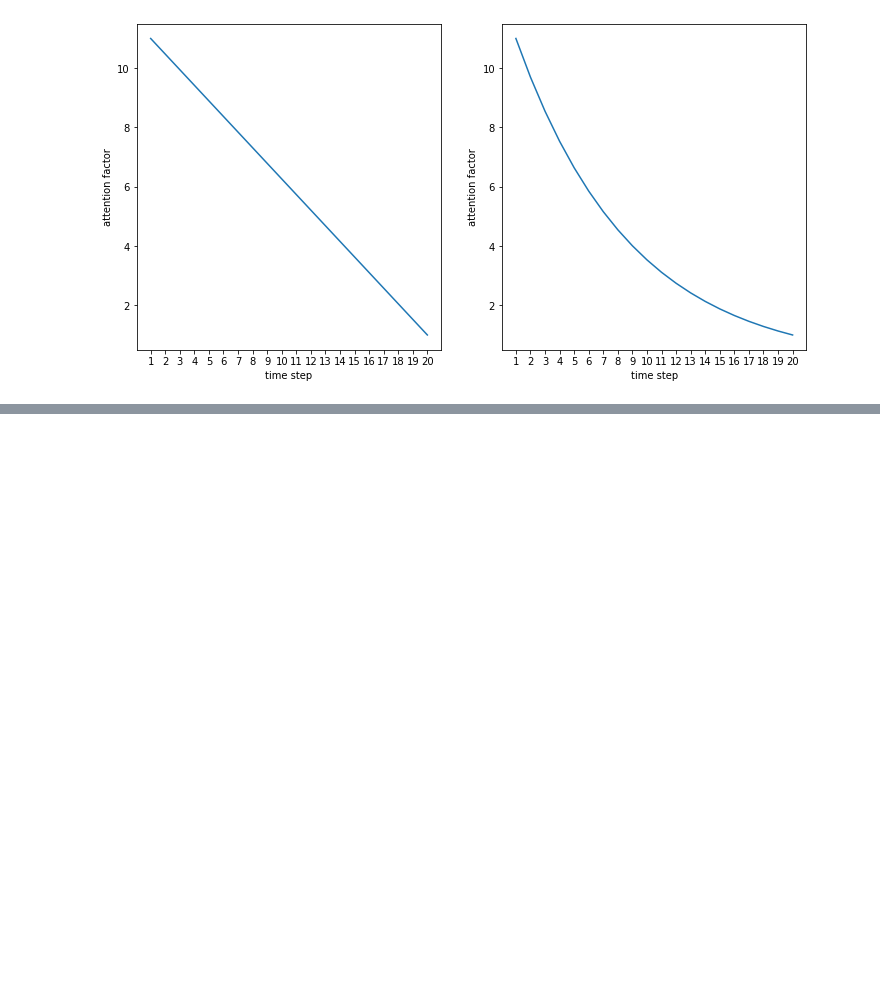
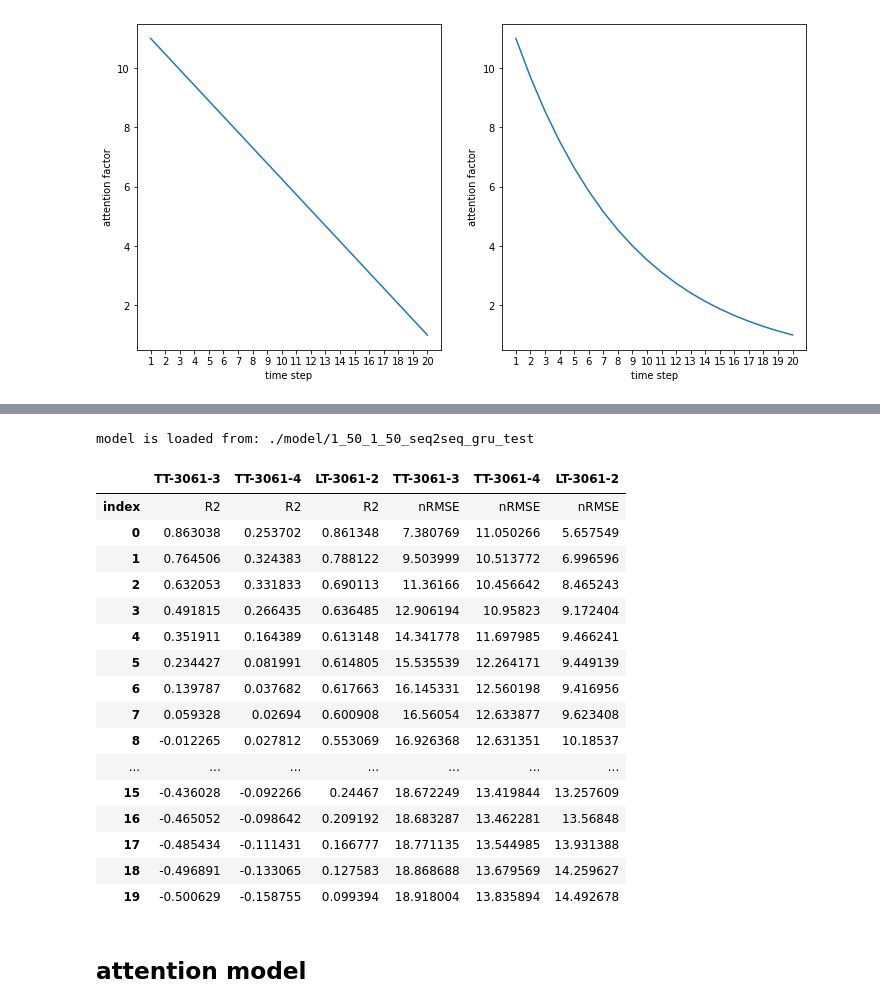
Before and after one commit to pseokyoung/22_Dual_Attention, a Jupyter notebook: 2_rnn_model.ipynb, the cells around one changed output, grey strips where cells are left out. Saved outputs shown, nothing was run; the diff lists cells and outputs as text; code cells hidden in the pictures; blank space fills up the shorter version.

```diff
--- a/2_rnn_model.ipynb
+++ b/2_rnn_model.ipynb
@@ -111,0 +117,29 @@ delta 10
+# %%
+# supervised attention factor 생성
+delta = 1
+att_type = 'linear'
+factor = rnn.super_attention(delta, future_size, future_num, att_type)
+
+# RNN class 생성
+seq2seq_GRU = rnn.RNN(history_series, history_var, future_series, future_var)
+
+# 테스트 데이터 스플릿
+test_size = 0.2
+test_num = -1
+seq2seq_GRU.train_test(test_size=test_size, test_num=test_num)
+
+# 검증 데이터 스플릿
+valid_size = seq2seq_GRU.history_test.shape[0]/seq2seq_GRU.history_train.shape[0]
+seq2seq_GRU.train_valid(valid_size=valid_size)
+
+# 데이터 스케일링
+seq2seq_GRU.scaling()
+
+# 모델 구성
+num_layers = 1
+num_neurons = 50
+dense_layers = 1
+dense_neurons = 50
+model_type = 'seq2seq_gru'
+seq2seq_GRU.build_model(num_layers=num_layers, num_neurons=num_neurons, dense_layers=dense_layers, dense_neurons=dense_neurons, model_type=model_type)
+print(seq2seq_GRU.model.summary())
@@ -111,0 +164,33 @@ delta 10
+# %%
+model_num = 'test'
+model_name = f"{num_layers}_{num_neurons}_{dense_layers}_{dense_neurons}_{model_type}_{model_num}"
+
+if not exists("./model", model_name, 'model'):
+    seq2seq_GRU.train()
+    seq2seq_GRU.save_model(f"./model/{model_name}")
+else:
+    seq2seq_GRU.model = loadfile("./model", model_name, 'model')
+# %% [output]
+model is loaded from: ./model/1_50_1_50_seq2seq_gru_test
+# %%
+seq2seq_GRU.test()
+# %% [output]
+|  | TT-3061-3 | TT-3061-4 | LT-3061-2 | TT-3061-3 | TT-3061-4 | LT-3061-2 |
+| index | R2 | R2 | R2 | nRMSE | nRMSE | nRMSE |
+| 0 | 0.863038 | 0.253702 | 0.861348 | 7.380769 | 11.050266 | 5.657549 |
+| 1 | 0.764506 | 0.324383 | 0.788122 | 9.503999 | 10.513772 | 6.996596 |
+| 2 | 0.632053 | 0.331833 | 0.690113 | 11.36166 | 10.456642 | 8.465243 |
+| 3 | 0.491815 | 0.266435 | 0.636485 | 12.906194 | 10.95823 | 9.172404 |
+| 4 | 0.351911 | 0.164389 | 0.613148 | 14.341778 | 11.697985 | 9.466241 |
+| 5 | 0.234427 | 0.081991 | 0.614805 | 15.535539 | 12.264171 | 9.449139 |
+| 6 | 0.139787 | 0.037682 | 0.617663 | 16.145331 | 12.560198 | 9.416956 |
+| 7 | 0.059328 | 0.02694 | 0.600908 | 16.56054 | 12.633877 | 9.623408 |
+| 8 | -0.012265 | 0.027812 | 0.553069 | 16.926368 | 12.631351 | 10.18537 |
+| ... | ... | ... | ... | ... | ... | ... |
+| 15 | -0.436028 | -0.092266 | 0.24467 | 18.672249 | 13.419844 | 13.257609 |
+| 16 | -0.465052 | -0.098642 | 0.209192 | 18.683287 | 13.462281 | 13.56848 |
+| 17 | -0.485434 | -0.111431 | 0.166777 | 18.771135 | 13.544985 | 13.931388 |
+| 18 | -0.496891 | -0.133065 | 0.127583 | 18.868688 | 13.679569 | 14.259627 |
+| 19 | -0.500629 | -0.158755 | 0.099394 | 18.918004 | 13.835894 | 14.492678 |
+# %% [markdown]
+## attention model
```
Also changed, not shown: parts of 13 cells of this notebook, 17 other files.
